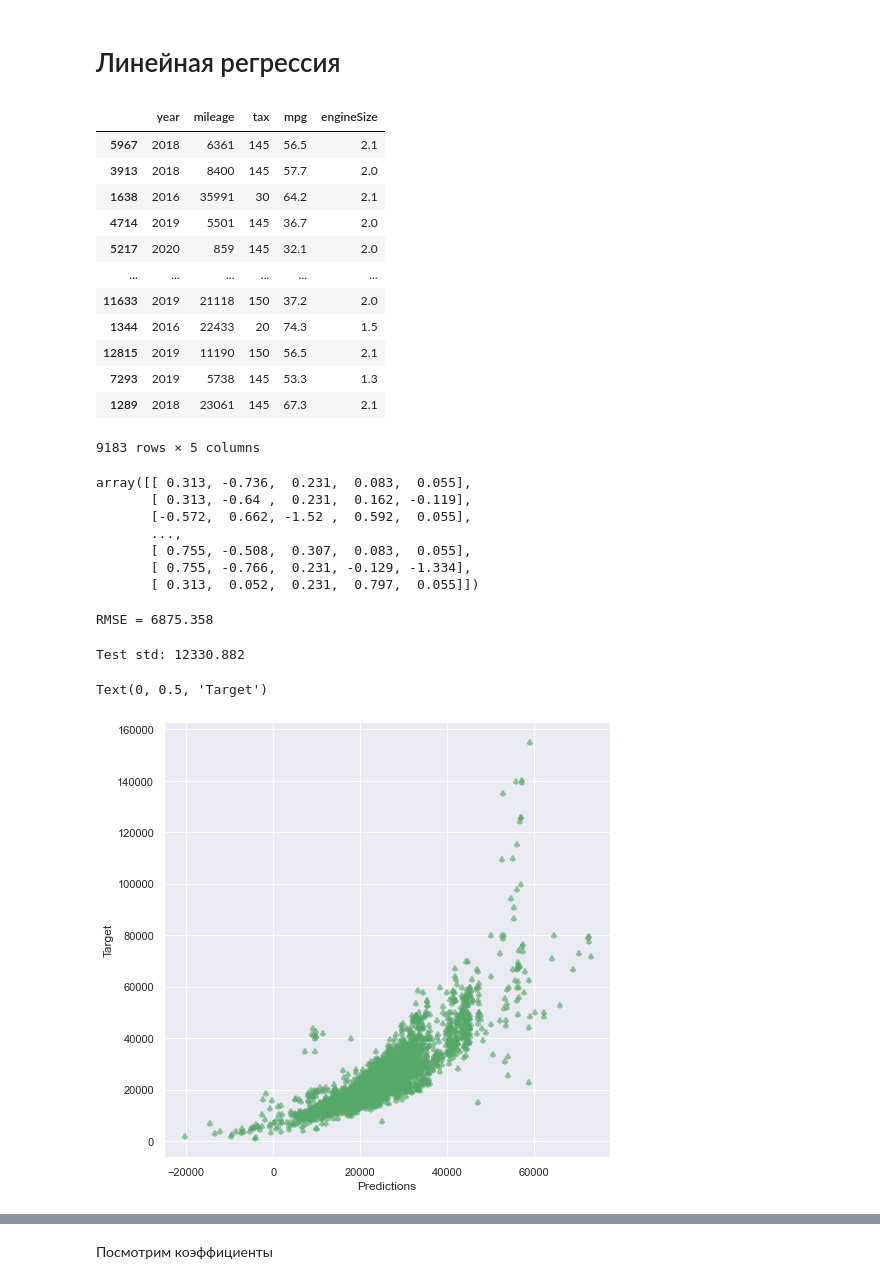
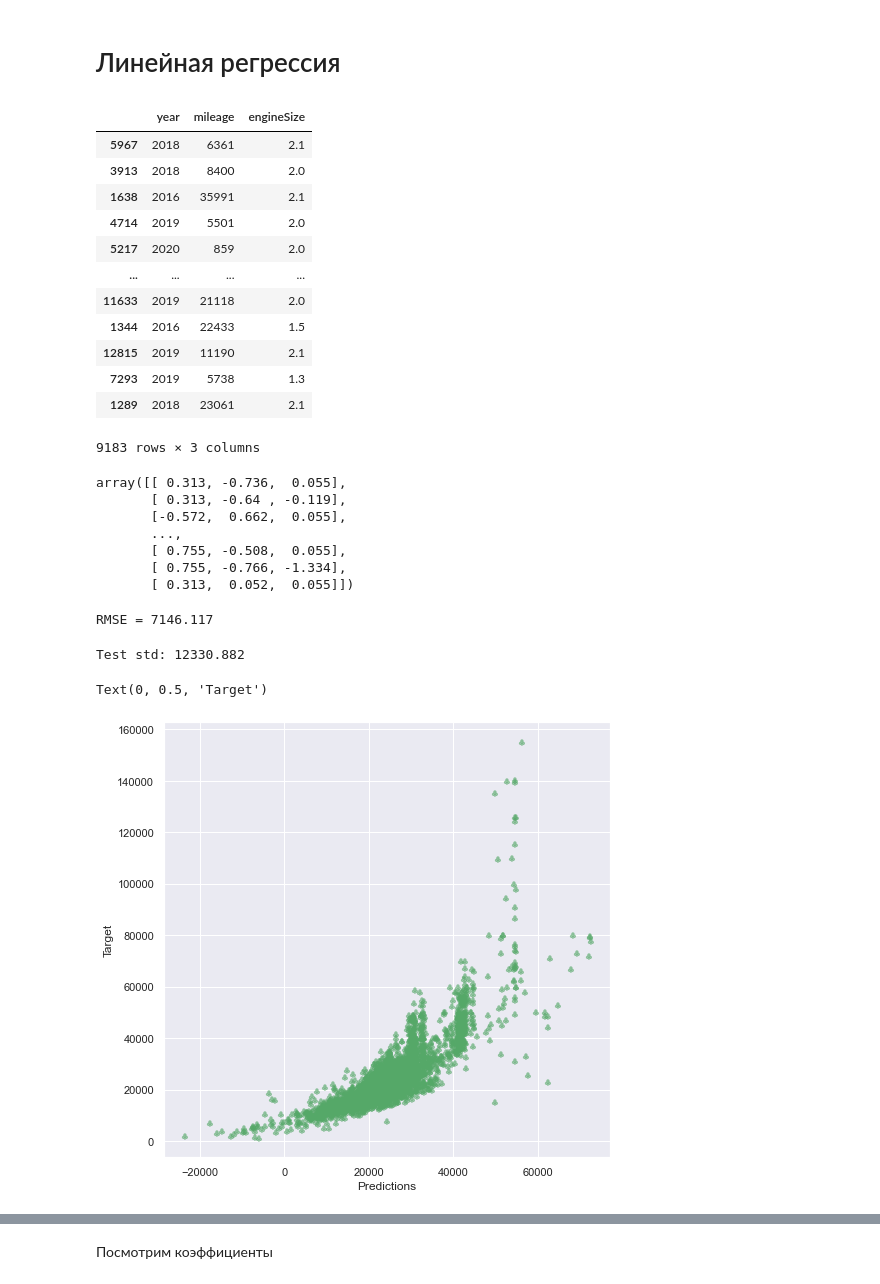
Before and after one commit to anasatasiyazyamzina/AID_2021, a Jupyter notebook: 3/Hometask 3 - Car price prediction.ipynb, the cells around one changed output, grey strips where cells are left out. Saved outputs shown, nothing was run; the diff lists cells and outputs as text; code cells hidden in the pictures.

```diff
--- a/3/Hometask 3 - Car price prediction.ipynb
+++ b/3/Hometask 3 - Car price prediction.ipynb
@@ -100,0 +104,15 @@ sns.heatmap(auto_data.corr(method='pearson'), annot = True, linewidths=0.7, ax=a
+# %%
+auto_data = pd.read_csv("merc.csv")
+
+def new_data(func_data, column):
+    data = auto_data[column].value_counts()
+    for i in range(len(data)):
+        func_data[column] = auto_data[column].replace(data.index[i], i+1)
+    return func_data
+
+auto_data = new_data(auto_data, 'model')
+auto_data = new_data(auto_data, 'transmission')
+auto_data = new_data(auto_data, 'fuelType')
+
+fig, ax = plt.subplots(figsize=(10,10))
+sns.heatmap(auto_data.corr(method='pearson'), annot = True, linewidths=0.7, ax=ax, cmap= 'coolwarm')
@@ -108,25 +129,25 @@ from sklearn.preprocessing import StandardScaler
 
 from sklearn.model_selection import train_test_split
 # %%
-X, Y = auto_data.drop(['price', 'model','transmission','fuelType'], axis=1), auto_data['price']
+X, Y = auto_data.drop(['price', 'model','transmission','fuelType','tax','mpg'], axis=1), auto_data['price']
 # %%
-X_train, X_test, Y_train, Y_test = train_test_split(X, Y, test_size=0.3, random_state=10)
+X_train, X_test, Y_train, Y_test_simpleR = train_test_split(X, Y, test_size=0.3, random_state=10)
 # %%
 X_train
 # %% [output]
-|  | year | mileage | tax | mpg | engineSize |
-| 5967 | 2018 | 6361 | 145 | 56.5 | 2.1 |
-| 3913 | 2018 | 8400 | 145 | 57.7 | 2.0 |
-| 1638 | 2016 | 35991 | 30 | 64.2 | 2.1 |
-| 4714 | 2019 | 5501 | 145 | 36.7 | 2.0 |
-| 5217 | 2020 | 859 | 145 | 32.1 | 2.0 |
-| ... | ... | ... | ... | ... | ... |
-| 11633 | 2019 | 21118 | 150 | 37.2 | 2.0 |
-| 1344 | 2016 | 22433 | 20 | 74.3 | 1.5 |
-| 12815 | 2019 | 11190 | 150 | 56.5 | 2.1 |
-| 7293 | 2019 | 5738 | 145 | 53.3 | 1.3 |
-| 1289 | 2018 | 23061 | 145 | 67.3 | 2.1 |
+|  | year | mileage | engineSize |
+| 5967 | 2018 | 6361 | 2.1 |
+| 3913 | 2018 | 8400 | 2.0 |
+| 1638 | 2016 | 35991 | 2.1 |
+| 4714 | 2019 | 5501 | 2.0 |
+| 5217 | 2020 | 859 | 2.0 |
+| ... | ... | ... | ... |
+| 11633 | 2019 | 21118 | 2.0 |
+| 1344 | 2016 | 22433 | 1.5 |
+| 12815 | 2019 | 11190 | 2.1 |
+| 7293 | 2019 | 5738 | 1.3 |
+| 1289 | 2018 | 23061 | 2.1 |
-9183 rows × 5 columns
+9183 rows × 3 columns
 # %%
 std_scaler = StandardScaler()
 
@@ -135,22 +156,22 @@ X_test_scaled = std_scaler.transform(X_test)
 
 X_train_scaled
 # %% [output]
-array([[ 0.313, -0.736,  0.231,  0.083,  0.055],
-       [ 0.313, -0.64 ,  0.231,  0.162, -0.119],
-       [-0.572,  0.662, -1.52 ,  0.592,  0.055],
+array([[ 0.313, -0.736,  0.055],
+       [ 0.313, -0.64 , -0.119],
+       [-0.572,  0.662,  0.055],
        ...,
-       [ 0.755, -0.508,  0.307,  0.083,  0.055],
-       [ 0.755, -0.766,  0.231, -0.129, -1.334],
-       [ 0.313,  0.052,  0.231,  0.797,  0.055]])
+       [ 0.755, -0.508,  0.055],
+       [ 0.755, -0.766, -1.334],
+       [ 0.313,  0.052,  0.055]])
 # %%
 simple_LR = LinearRegression()
 
 simple_LR.fit(X_train_scaled, Y_train)
 simple_LR_predictions = simple_LR.predict(X_test_scaled)
 
-simple_LR_RMSE = metrics.mean_squared_error(Y_test, simple_LR_predictions, squared = False)
+simple_LR_RMSE = metrics.mean_squared_error(Y_test_simpleR, simple_LR_predictions, squared = False)
 
 print (f'RMSE = {round(simple_LR_RMSE,3)}')
 # %% [output]
-RMSE = 6875.358
+RMSE = 7146.117
 # %%
@@ -159,13 +180,13 @@ print (f'Test std: {round(Y_test.std(),3)}')
 Test std: 12330.882
 # %%
 plt.figure(figsize=(8, 8))
-plt.scatter(simple_LR_predictions, Y_test, color='g',  alpha=0.5, marker=r'$\clubsuit$',
+plt.scatter(simple_LR_predictions, Y_test_simpleR, color='g',  alpha=0.5, marker=r'$\clubsuit$',
             label="Luck")
 plt.xlabel('Predictions')
 plt.ylabel('Target')
 # %% [output]
 Text(0, 0.5, 'Target')
-[figure, old version]
+[figure, new version]
 # %%
 simple_LR.intercept_, simple_LR.coef_
 # %% [output]
```
Also changed, not shown: parts of 26 cells of this notebook.
